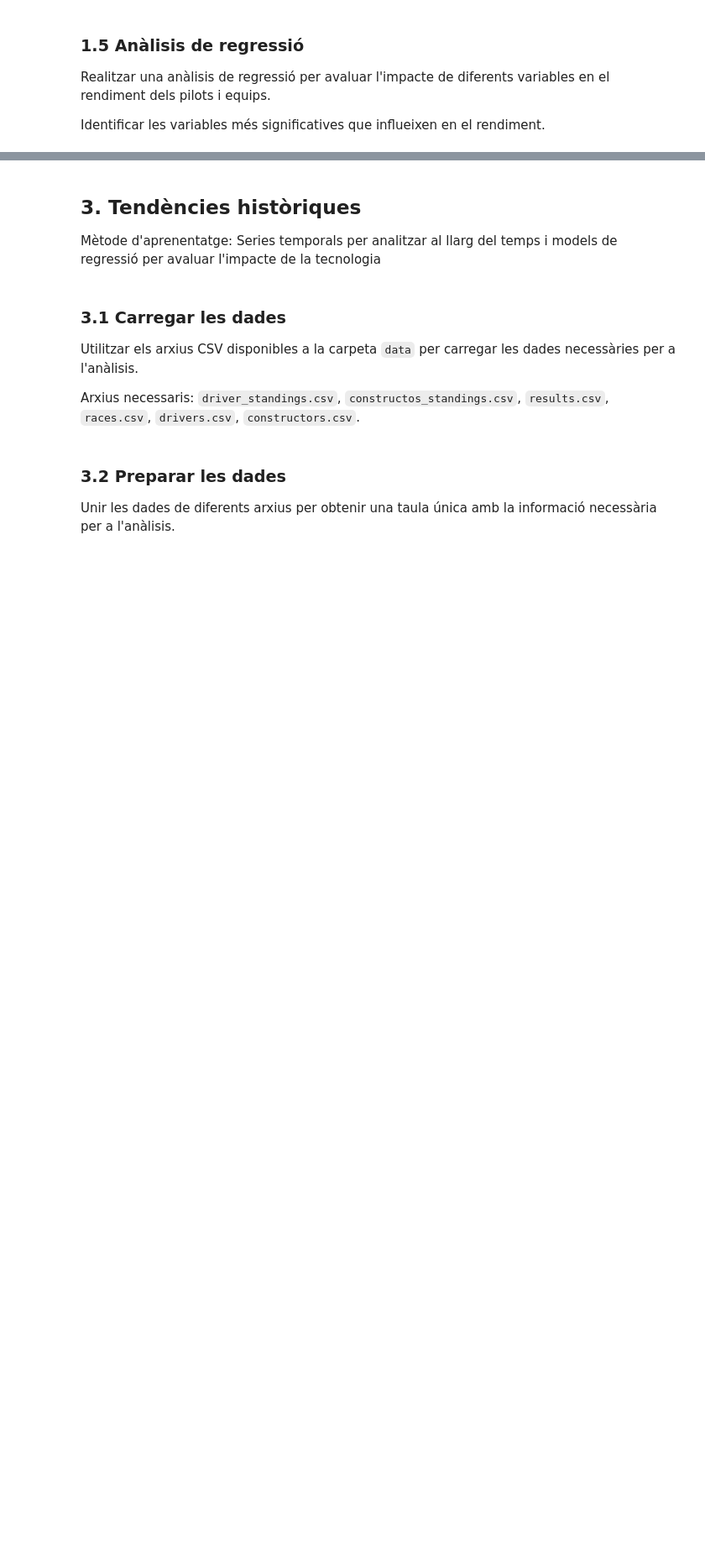
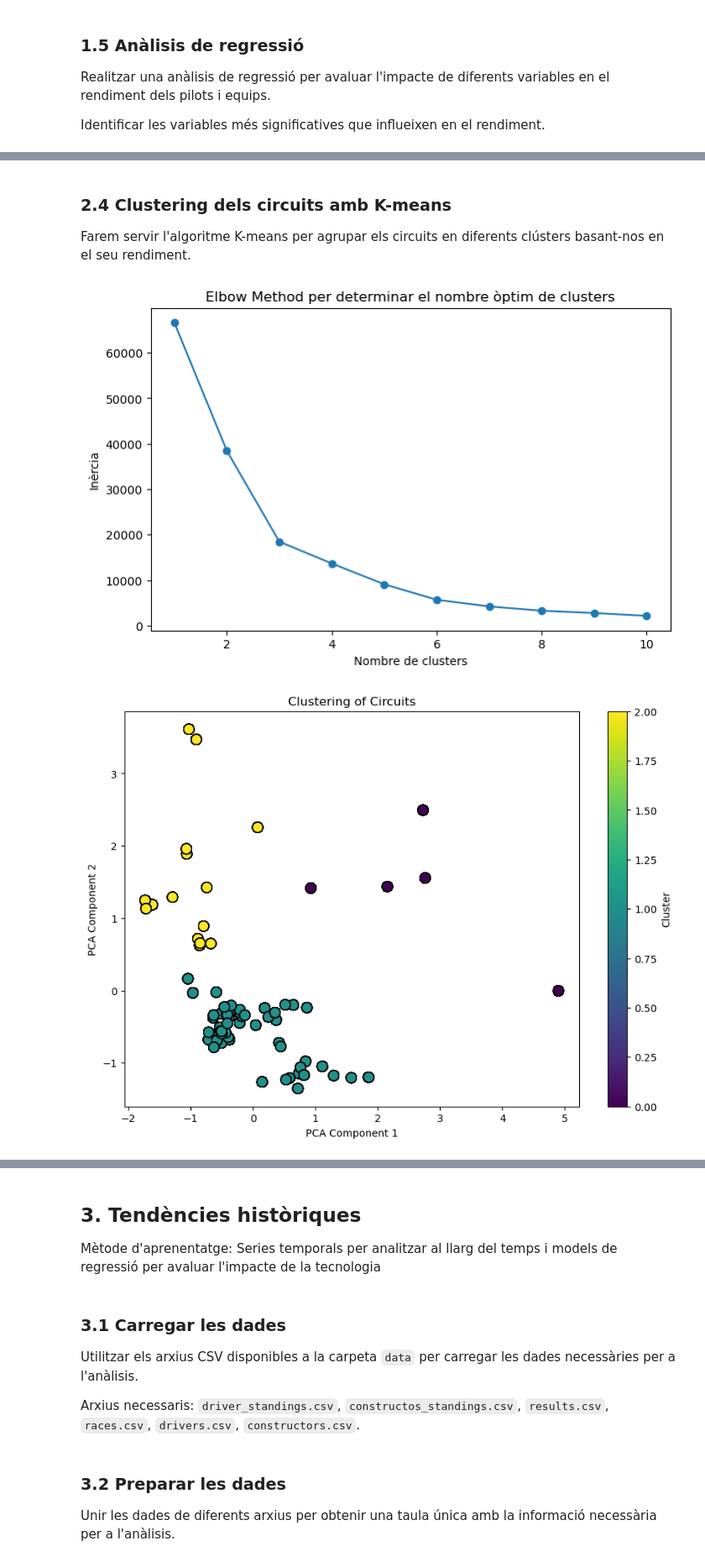
Before and after one commit to brunomoran/F1-World-Championship-Kaggle, a Jupyter notebook: f1.ipynb, the cells around one changed output, grey strips where cells are left out. Shown at 84% size. Cells and saved outputs as stored; diff of their text form; code cells hidden in the pictures; blank space fills up the shorter version.

```diff
--- a/f1.ipynb
+++ b/f1.ipynb
@@ -229,0 +290,55 @@ circuits = pd.read_csv('data/circuits.csv')
+# %% [markdown]
+### 2.4 Clustering dels circuits amb K-means
+Farem servir l'algoritme K-means per agrupar els circuits en diferents clústers basant-nos en el seu rendiment.
+# %%
+# Determinar el nombre òptim de clusters
+inertia = []
+for n in range(1, 11):
+    kmeans = KMeans(n_clusters=n, random_state=42)
+    kmeans.fit(X_pca)
+    inertia.append(kmeans.inertia_)
+
+plt.figure(figsize=(8, 5))
+plt.plot(range(1, 11), inertia, marker='o')
+plt.xlabel('Nombre de clusters')
+plt.ylabel('Inèrcia')
+plt.title('Elbow Method per determinar el nombre òptim de clusters')
+plt.show()
+
+# Aplicar K-means
+kmeans = KMeans(n_clusters=3, random_state=42)
+clusters = kmeans.fit_predict(X_pca)
+merged_data['Cluster'] = clusters
+
+# Visualitzar els clústers
+plt.figure(figsize=(10, 7))
+plt.scatter(X_pca[:, 0], X_pca[:, 1], c=clusters, cmap='viridis', marker='o', edgecolor='k', s=100)
+plt.xlabel('PCA Component 1')
+plt.ylabel('PCA Component 2')
+plt.title('Clustering of Circuits')
+plt.colorbar(label='Cluster')
+plt.show()
+
+# Afegir les components principals al DataFrame
+merged_data['PCA1'] = X_pca[:, 0]
+merged_data['PCA2'] = X_pca[:, 1]
+
+# Estadístiques descriptives per clúster
+cluster_summary = merged_data.groupby('Cluster').agg({
+    'lat': ['mean', 'std'],
+    'lng': ['mean', 'std'],
+    'alt': ['mean', 'std']
+}).reset_index()
+
+print(cluster_summary)
+
+# Obtenir els noms dels circuits per a cada clúster
+circuits_by_cluster = merged_data[['circuitName', 'Cluster']].drop_duplicates()
+
+# Mostrar 3 noms de circuits per a cada clúster
+for cluster in circuits_by_cluster['Cluster'].unique():
+    print(f"\nCircuits in Cluster {cluster}:")
+    print(circuits_by_cluster[circuits_by_cluster['Cluster'] == cluster]['circuitName'].head(3).tolist())
+# %% [output]
+[figure, added]
+[figure, added]
```
Also changed, not shown: parts of 33 cells of this notebook.
